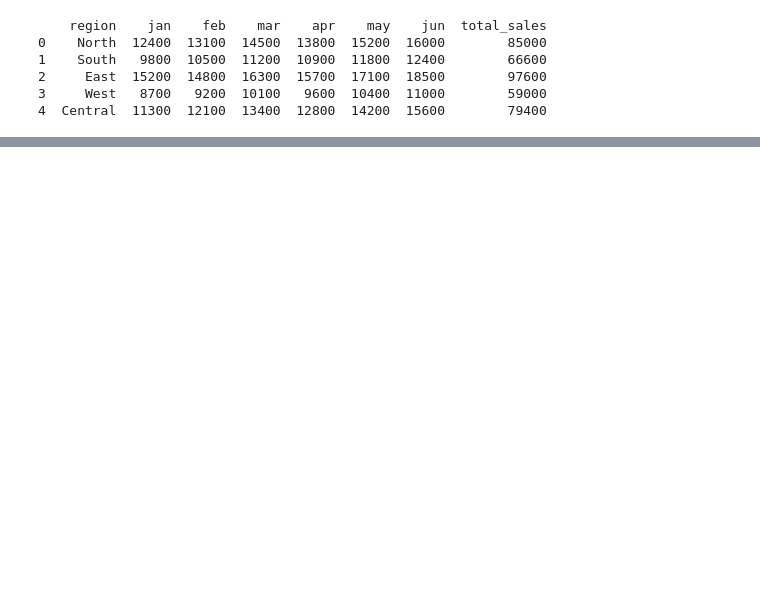
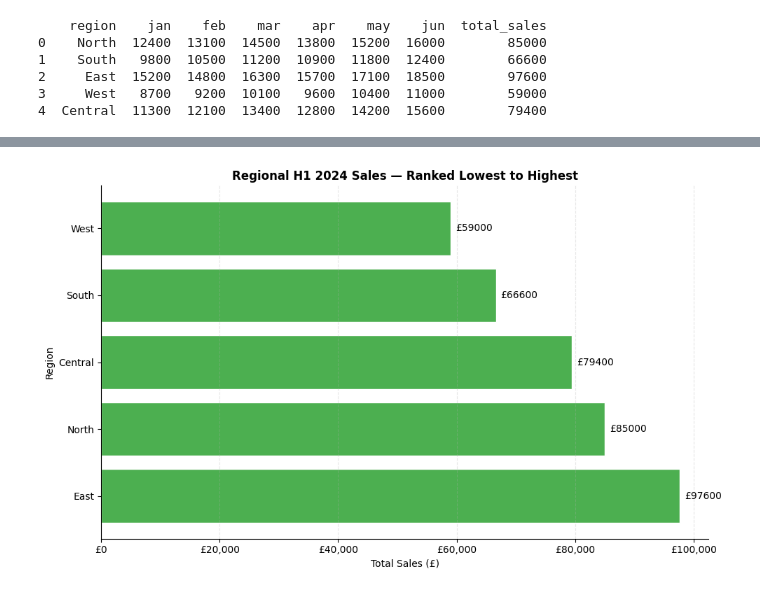
Before and after one commit to PGHollo/DataAnalytics-2026, a Jupyter notebook: week-07/Class Exercises/DA_Guide_7_5.ipynb, the cells around one changed output, grey strips where cells are left out. Saved outputs shown, nothing was run; the diff lists cells and outputs as text; code cells hidden in the pictures; blank space fills up the shorter version.

```diff
--- a/week-07/Class Exercises/DA_Guide_7_5.ipynb
+++ b/week-07/Class Exercises/DA_Guide_7_5.ipynb
@@ -61,0 +125,35 @@ SyntaxError: unterminated f-string literal (detected at line 29) (2488827818.py,
+# %%
+# Sort sales from lowest to highest
+df_sorted = df_sales.sort_values("total_sales", ascending=False)
+
+fig, ax = plt.subplots(figsize=(10, 6))
+
+bars = ax.barh(
+    df_sorted["region"],
+    df_sorted["total_sales"],
+    color="#4CAF50",
+    edgecolor="white"
+)
+
+ax.bar_label(
+    bars,
+    fmt="£%.0f",
+    padding=5,
+    fontsize=10
+)
+
+ax.set_title("Regional H1 2024 Sales — Ranked Lowest to Highest", fontweight="bold")
+ax.set_xlabel("Total Sales (£)")
+ax.set_ylabel("Region")
+
+ax.xaxis.set_major_formatter(
+    mticker.FuncFormatter(lambda x, _: f"£{x:,.0f}")
+)
+
+ax.spines[["top", "right"]].set_visible(False)
+ax.grid(axis="x", linestyle="--", alpha=0.3)
+
+plt.tight_layout()
+plt.show()
+# %% [output]
+[figure, added]
```
Also changed, not shown: parts of 7 cells of this notebook.
